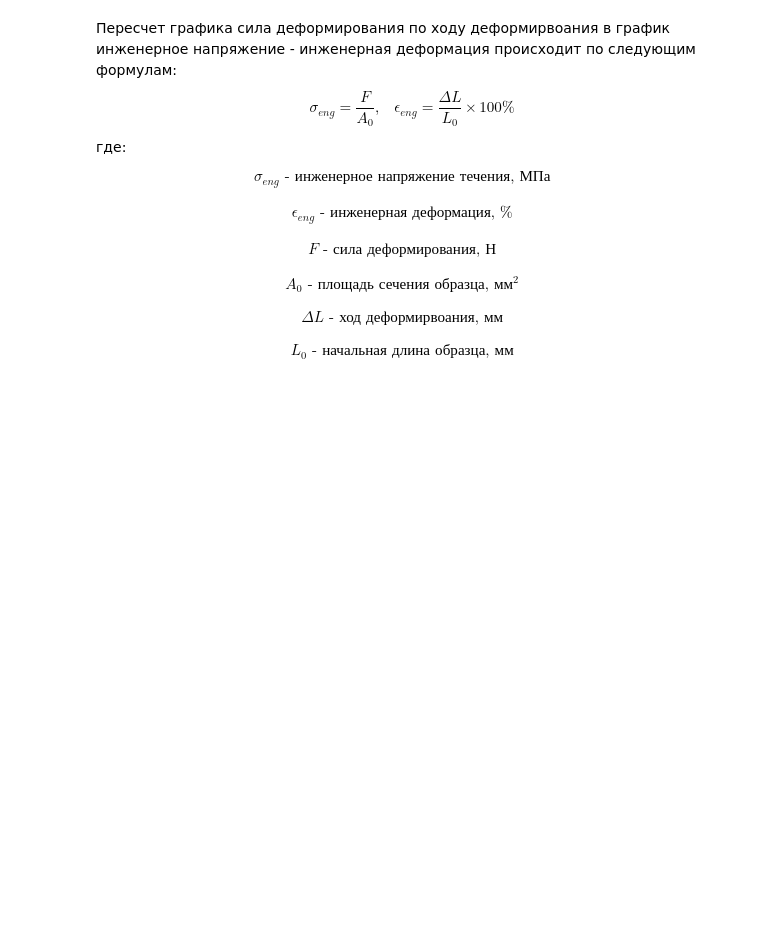
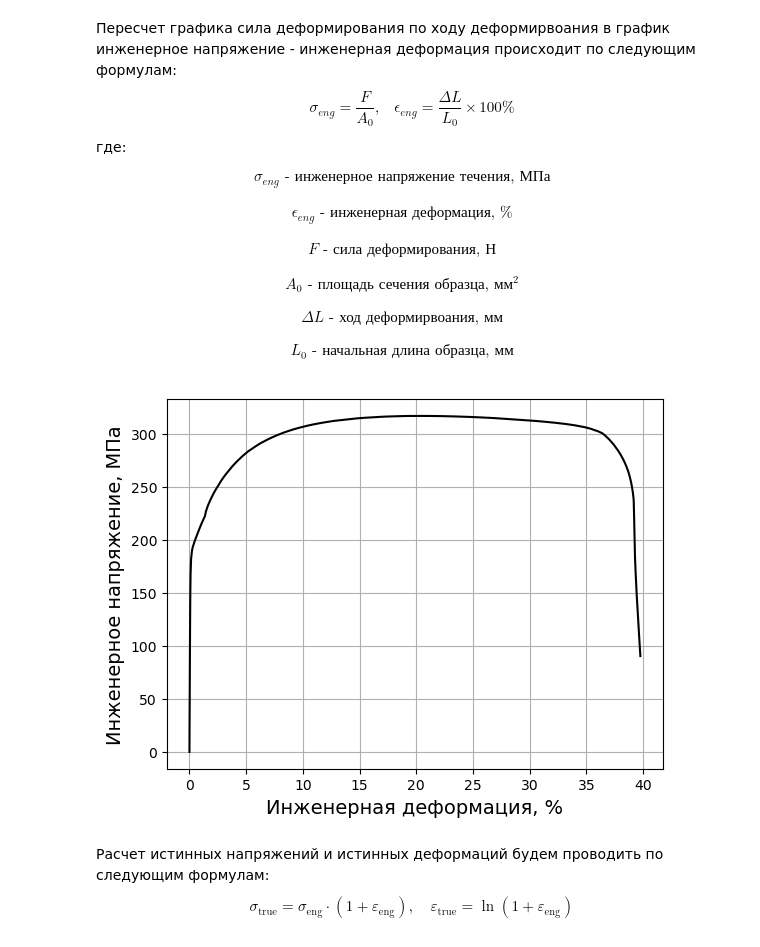
Before and after one commit to AlexanderASidorov/tension_test_calculations, a Jupyter notebook: bin/tensile_test_calculations.ipynb, the cells around one changed output. Saved outputs shown, nothing was run; the diff lists cells and outputs as text; code cells hidden in the pictures; blank space fills up the shorter version.

```diff
--- a/bin/tensile_test_calculations.ipynb
+++ b/bin/tensile_test_calculations.ipynb
@@ -95,3 +83,35 @@ $$
 L_0 \text{ - начальная длина образца, мм} &&
 \end{flalign}
 $$
+# %%
+# Расчет инженерного напряжения
+b0 = 20 # ширина образца по ISO 6892-1:2019
+L0 = 80 # начальная длина образца по ISO 6892-1:2019
+t0 = 1.5 # тольщина образца по исходны данным
+A0 = b0*t0 # расчет площади поперечного сечения образца
+
+sigma_eng = [] # пустой список куда будем записывать значения инженерного напряжения
+for i in range (0, len(load)):
+    sigma_eng.append(load[i]/A0)
+# %%
+# Расчет инженерной деформации
+epsilon_eng = [] # пустой список куда будем записывать значения инженерной деформации
+for i in range (0, len(stroke)):
+    epsilon_eng.append((stroke[i]/L0)*100)
+# %%
+# Визуализируем результаты
+# создаем "базу" для график
+plt.plot (epsilon_eng, sigma_eng, '-', color = 'black')
+# Добавляем названия осей
+plt.xlabel ('Инженерная деформация, %', fontsize = 14)
+plt.ylabel ('Инженерное напряжение, МПа', fontsize = 14)
+# добавляем для красоты сетку
+plt.grid()
+# %% [output]
+[figure, added]
+# %% [markdown]
+Расчет истинных напряжений и истинных деформаций будем проводить по следующим формулам:
+$$
+\sigma_{\text{true}} = \sigma_{\text{eng}} \cdot (1 + \varepsilon_{\text{eng}}), \quad
+\varepsilon_{\text{true}} = \ln(1 + \varepsilon_{\text{eng}})
+$$
```
Also changed, not shown: parts of 12 cells of this notebook.
